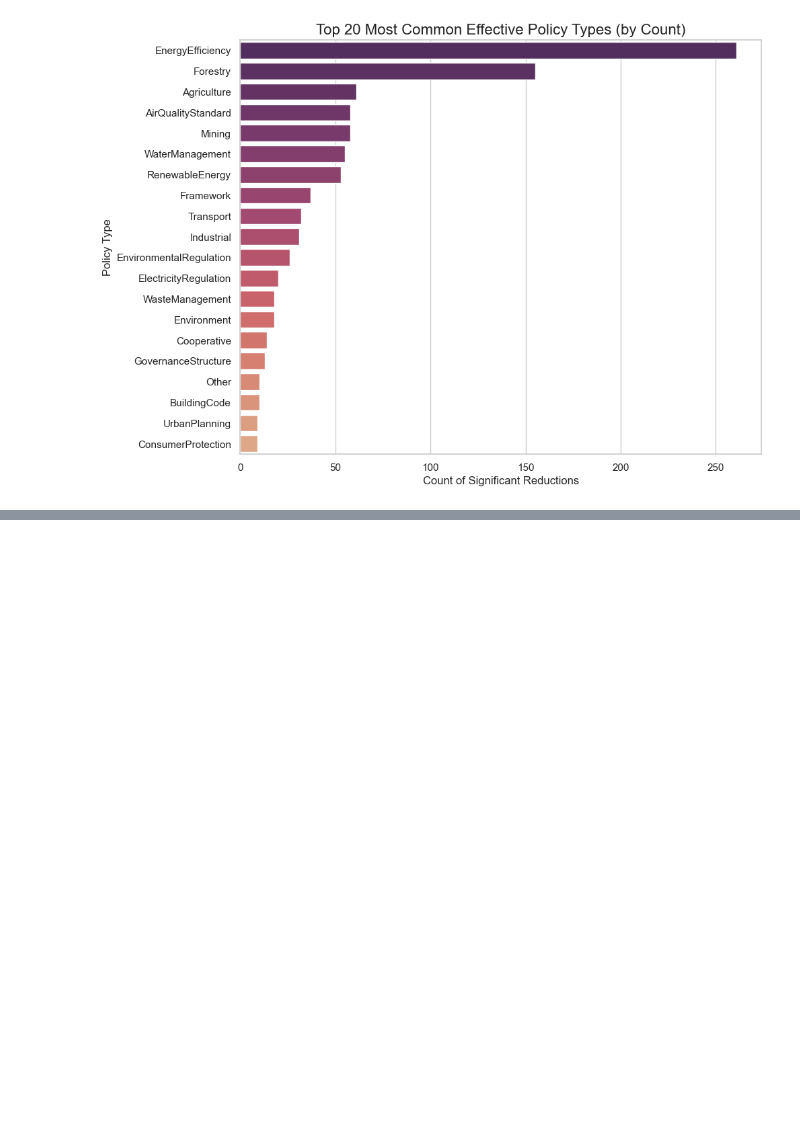
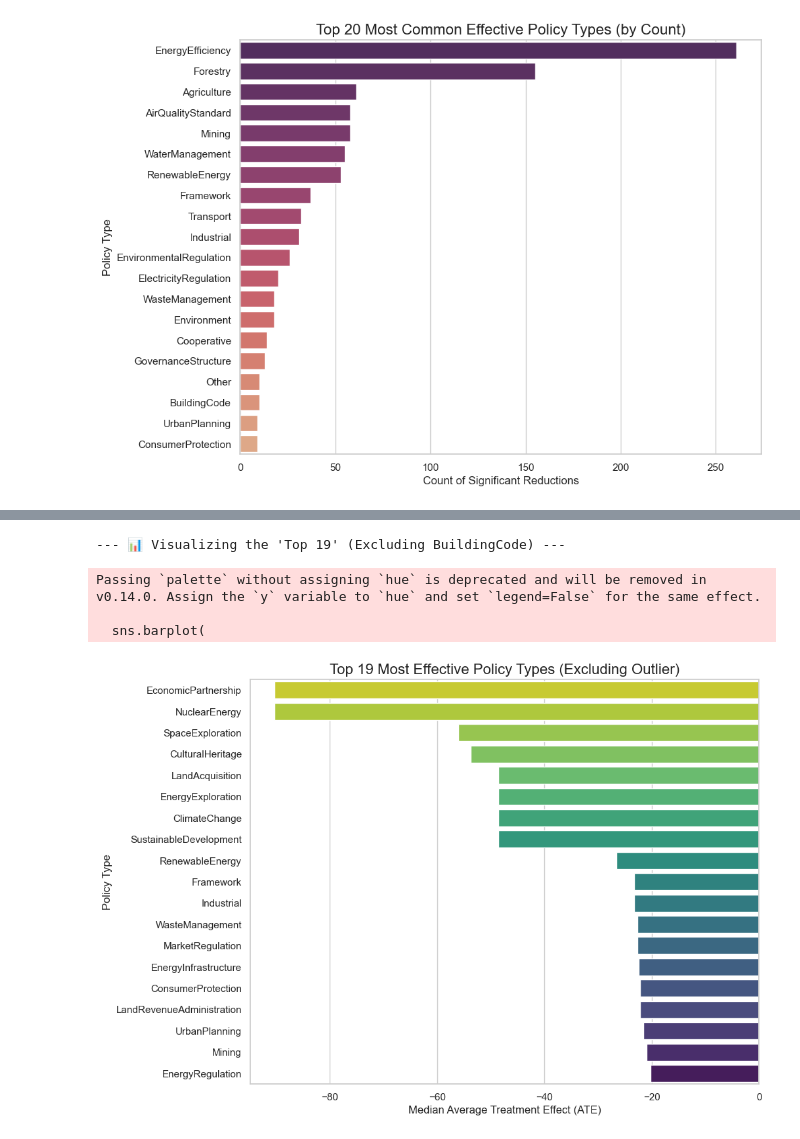
Before and after one commit to Viraj281105/ClimateX, a Jupyter notebook: notebooks/6_Analyze_Impact_Results.ipynb, the cells around one changed output, grey strips where cells are left out. Drawn from its saved outputs; the diff is of its cells as text; code cells hidden in the pictures; blank space fills up the shorter version.

```diff
--- a/notebooks/6_Analyze_Impact_Results.ipynb
+++ b/notebooks/6_Analyze_Impact_Results.ipynb
@@ -371,0 +399,24 @@ Passing `palette` without assigning `hue` is deprecated and will be removed in v
+# %%
+# --- 17. Visualize: Median ATE (Excluding Outlier) ---
+print("--- 📊 Visualizing the 'Top 19' (Excluding BuildingCode) ---")
+
+# We use the 'median_ate_by_type' series we already have
+# Just .drop() the outlier and take the new top 19
+data_to_plot_zoomed = median_ate_by_type.drop('BuildingCode').head(19)
+
+plt.figure(figsize=(10, 8))
+sns.barplot(
+    x=data_to_plot_zoomed.values,
+    y=data_to_plot_zoomed.index,
+    palette="viridis_r"
+)
+plt.title('Top 19 Most Effective Policy Types (Excluding Outlier)', fontsize=16)
+plt.xlabel('Median Average Treatment Effect (ATE)', fontsize=12)
+plt.ylabel('Policy Type', fontsize=12)
+plt.show()
+# %% [output]
+--- 📊 Visualizing the 'Top 19' (Excluding BuildingCode) ---
+Passing `palette` without assigning `hue` is deprecated and will be removed in v0.14.0. Assign the `y` variable to `hue` and set `legend=False` for the same effect.
+
+  sns.barplot(
+[figure, added]
```
Also changed, not shown: parts of 3 cells of this notebook.
